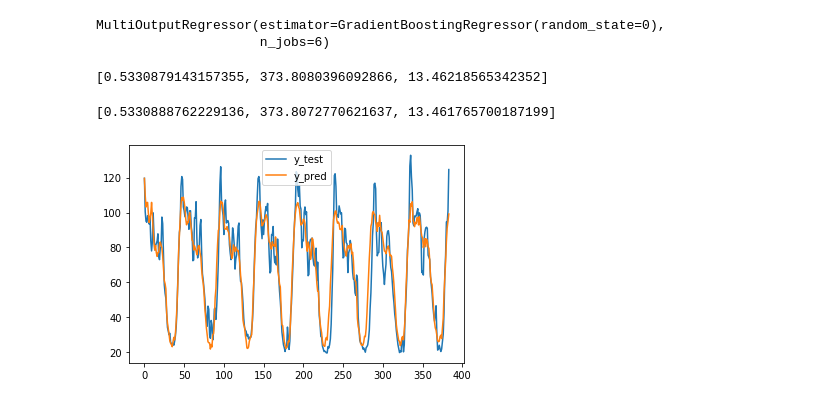
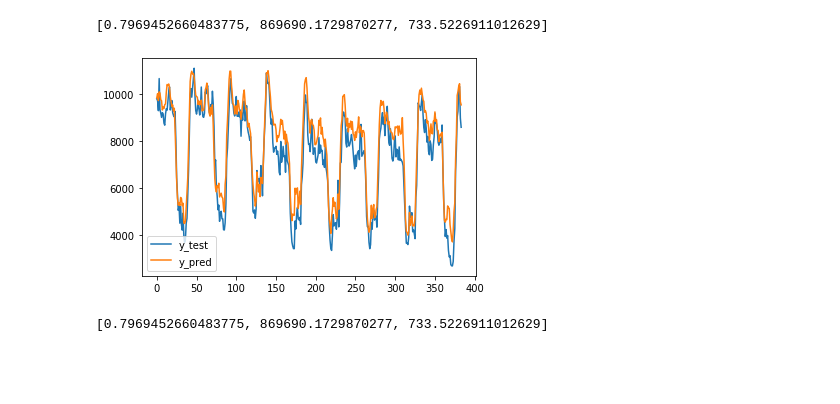
Before and after one commit to naiades-jsi/DemandForecastingModels, a Jupyter notebook: modelscripts/Traditional/6.0 Training.ipynb, the cells around one changed output. Drawn from its saved outputs; the diff is of its cells as text; code cells hidden in the pictures; blank space fills up the shorter version.

```diff
--- a/modelscripts/Traditional/6.0 Training.ipynb
+++ b/modelscripts/Traditional/6.0 Training.ipynb
@@ -52,10 +95,28 @@ y_test = y[int(len(y)*0.8):]
 # %%
+# start for location
+location = "rambla"
+
+# load data
+X_train, X_test, y_train, y_test = load_data(location)
+
+X_train = X
+y_train = y
+
 # data fusion takes previous 12h ours in 30min resolution
 # prediction generates 8 days x 24 hours/day x 2 values/hour = 384 values
 regressor = MultiOutputRegressor(GradientBoostingRegressor(random_state=0), n_jobs=6)
 
 # train model
 regressor.fit(X_train, y_train)
+
+# evaluate model
+y_pred = regressor.predict(X_test)
+
+# calculate metrics
+mse = mean_squared_error(y_test, y_pred)
+mae = mean_absolute_error(y_test, y_pred)
+r2 = r2_score(y_test, y_pred)
+
+[r2, mse, mae]
 # %% [output]
-MultiOutputRegressor(estimator=GradientBoostingRegressor(random_state=0),
-                     n_jobs=6)
+[0.7969452660483775, 869690.1729870277, 733.5226911012629]
@@ -82,22 +123,12 @@ r2 = r2_score(y_test, y_pred)
-# %%
-# no day/time
-[r2, mse, mae]
-# %% [output]
-[0.5330879143157355, 373.8080396092866, 13.46218565342352]
-# %%
-# with day/time
-[r2, mse, mae]
-# %% [output]
-[0.5330888762229136, 373.8072770621637, 13.461765700187199]
 # %%
 # plot results
 import matplotlib.pyplot as plt
 
 # %%
 # plot results
-plt.plot(y_test[1300], label='y_test')
-plt.plot(y_pred[1300], label='y_pred')
+plt.plot(y_test[500], label='y_test')
+plt.plot(y_pred[500], label='y_pred')
 plt.legend()
 plt.show()
 # %% [output]
-[figure, old version]
+[figure, new version]
@@ -103,0 +137,4 @@ plt.show()
+# %%
+test_saved_model(location)
+# %% [output]
+[0.7969452660483775, 869690.1729870277, 733.5226911012629]
```
Also changed, not shown: parts of 8 cells of this notebook, 18 other files.
